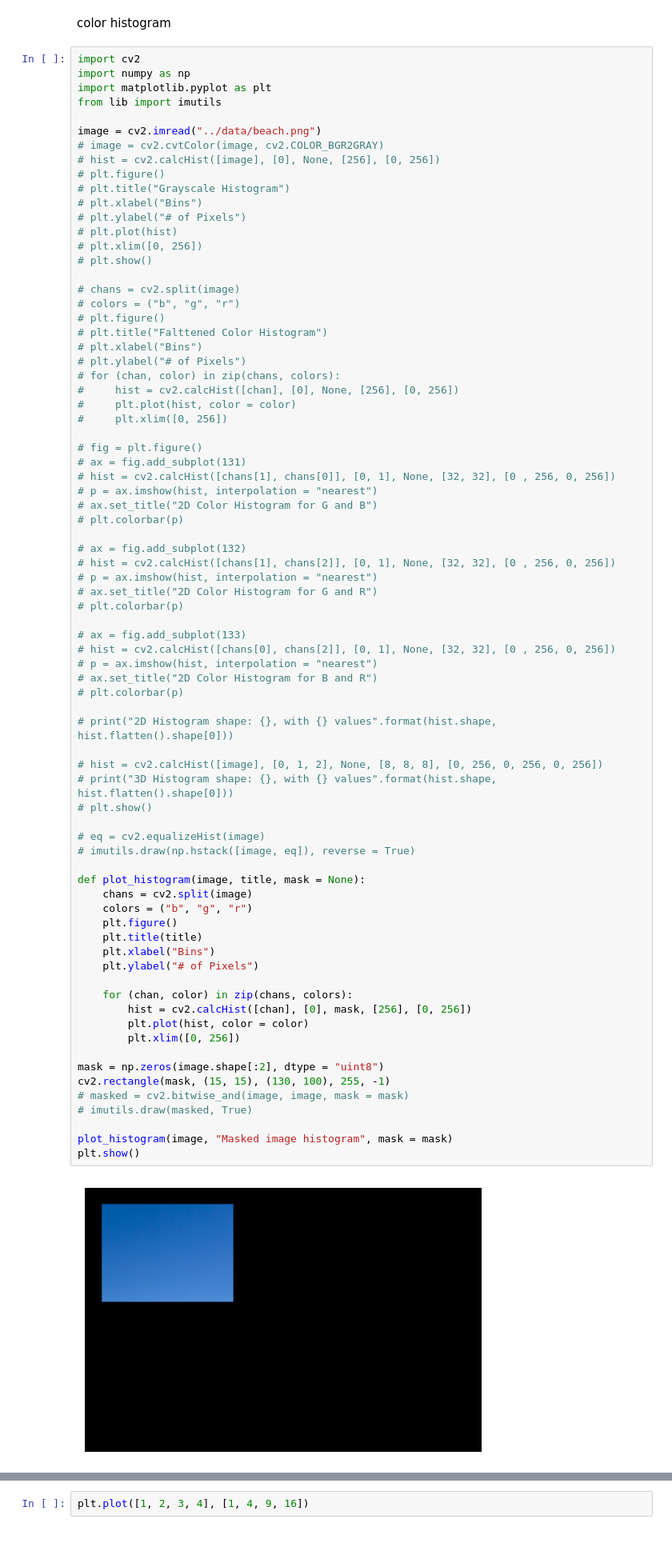
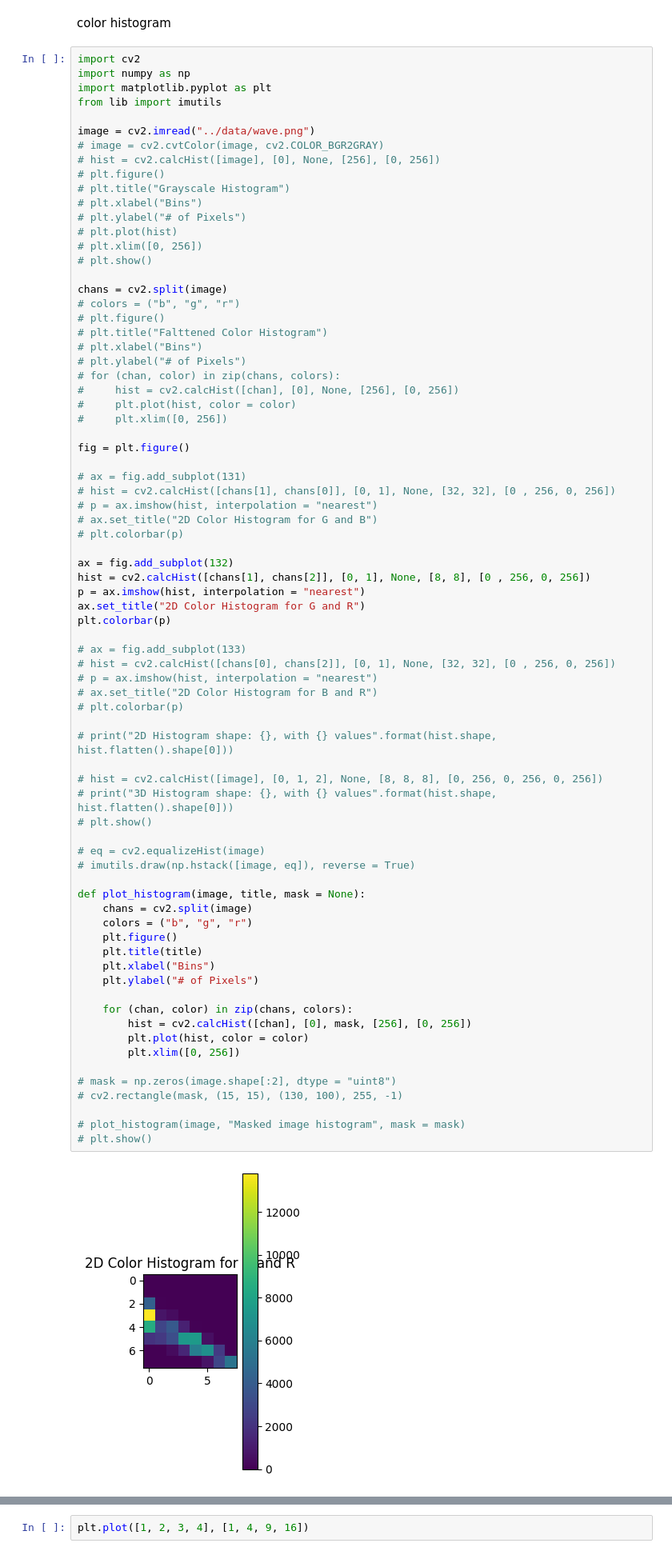
Before and after one commit to hmpippo/Computer-Vision-with-Machine-Learning-Practice, a Jupyter notebook: notebooks/matplotlib.ipynb, the cells around one changed output, grey strips where cells are left out. Shown at 80% size. Drawn from its saved outputs; the diff is of its cells as text.

```diff
--- a/notebooks/matplotlib.ipynb
+++ b/notebooks/matplotlib.ipynb
@@ -214,7 +214,7 @@ import numpy as np
 import matplotlib.pyplot as plt
 from lib import imutils
 
-image = cv2.imread("../data/beach.png")
+image = cv2.imread("../data/wave.png")
 # image = cv2.cvtColor(image, cv2.COLOR_BGR2GRAY)
 # hist = cv2.calcHist([image], [0], None, [256], [0, 256])
 # plt.figure()
@@ -225,7 +225,7 @@ image = cv2.imread("../data/beach.png")
 # plt.xlim([0, 256])
 # plt.show()
 
-# chans = cv2.split(image)
+chans = cv2.split(image)
 # colors = ("b", "g", "r")
 # plt.figure()
 # plt.title("Falttened Color Histogram")
@@ -236,53 +236,52 @@ image = cv2.imread("../data/beach.png")
 #     plt.plot(hist, color = color)
 #     plt.xlim([0, 256])
 
-# fig = plt.figure()
+fig = plt.figure()
+
 # ax = fig.add_subplot(131)
 # hist = cv2.calcHist([chans[1], chans[0]], [0, 1], None, [32, 32], [0 , 256, 0, 256])
 # p = ax.imshow(hist, interpolation = "nearest")
 # ax.set_title("2D Color Histogram for G and B")
 # plt.colorbar(p)
 
-# ax = fig.add_subplot(132)
-# hist = cv2.calcHist([chans[1], chans[2]], [0, 1], None, [32, 32], [0 , 256, 0, 256])
-# p = ax.imshow(hist, interpolation = "nearest")
-# ax.set_title("2D Color Histogram for G and R")
-# plt.colorbar(p)
+ax = fig.add_subplot(132)
+hist = cv2.calcHist([chans[1], chans[2]], [0, 1], None, [8, 8], [0 , 256, 0, 256])
+p = ax.imshow(hist, interpolation = "nearest")
+ax.set_title("2D Color Histogram for G and R")
+plt.colorbar(p)
 
 # ax = fig.add_subplot(133)
 # hist = cv2.calcHist([chans[0], chans[2]], [0, 1], None, [32, 32], [0 , 256, 0, 256])
 # p = ax.imshow(hist, interpolation = "nearest")
 # ax.set_title("2D Color Histogram for B and R")
 # plt.colorbar(p)
 
 # print("2D Histogram shape: {}, with {} values".format(hist.shape, hist.flatten().shape[0]))
 
 # hist = cv2.calcHist([image], [0, 1, 2], None, [8, 8, 8], [0, 256, 0, 256, 0, 256])
 # print("3D Histogram shape: {}, with {} values".format(hist.shape, hist.flatten().shape[0]))
 # plt.show()
 
 # eq = cv2.equalizeHist(image)
 # imutils.draw(np.hstack([image, eq]), reverse = True)
 
 def plot_histogram(image, title, mask = None):
     chans = cv2.split(image)
     colors = ("b", "g", "r")
     plt.figure()
     plt.title(title)
     plt.xlabel("Bins")
     plt.ylabel("# of Pixels")
 
     for (chan, color) in zip(chans, colors):
         hist = cv2.calcHist([chan], [0], mask, [256], [0, 256])
         plt.plot(hist, color = color)
         plt.xlim([0, 256])
 
-mask = np.zeros(image.shape[:2], dtype = "uint8")
-cv2.rectangle(mask, (15, 15), (130, 100), 255, -1)
-# masked = cv2.bitwise_and(image, image, mask = mask)
-# imutils.draw(masked, True)
+# mask = np.zeros(image.shape[:2], dtype = "uint8")
+# cv2.rectangle(mask, (15, 15), (130, 100), 255, -1)
 
-plot_histogram(image, "Masked image histogram", mask = mask)
-plt.show()
+# plot_histogram(image, "Masked image histogram", mask = mask)
+# plt.show()
 # %% [output]
-[figure, old version]
+[figure, new version]
```
Also changed, not shown: parts of 1 cell of this notebook, 1 other file.
